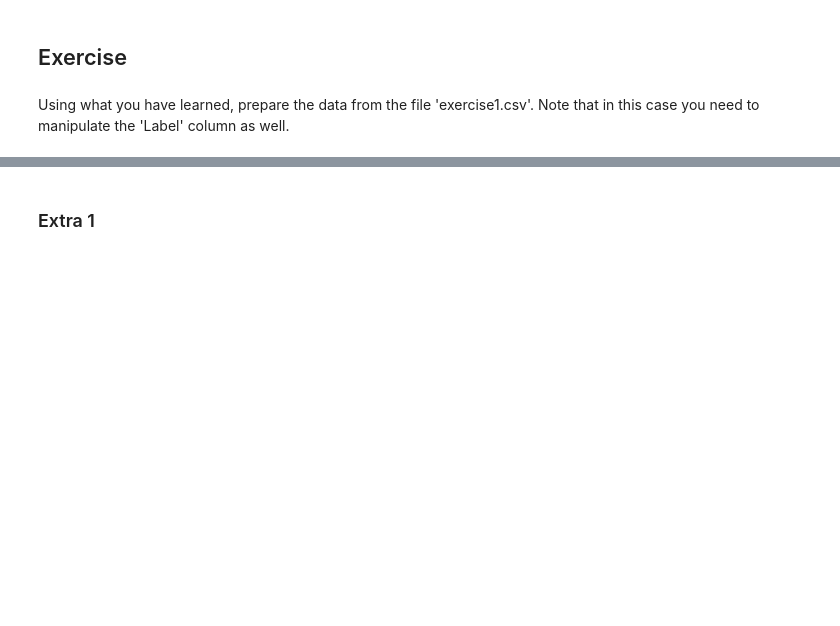
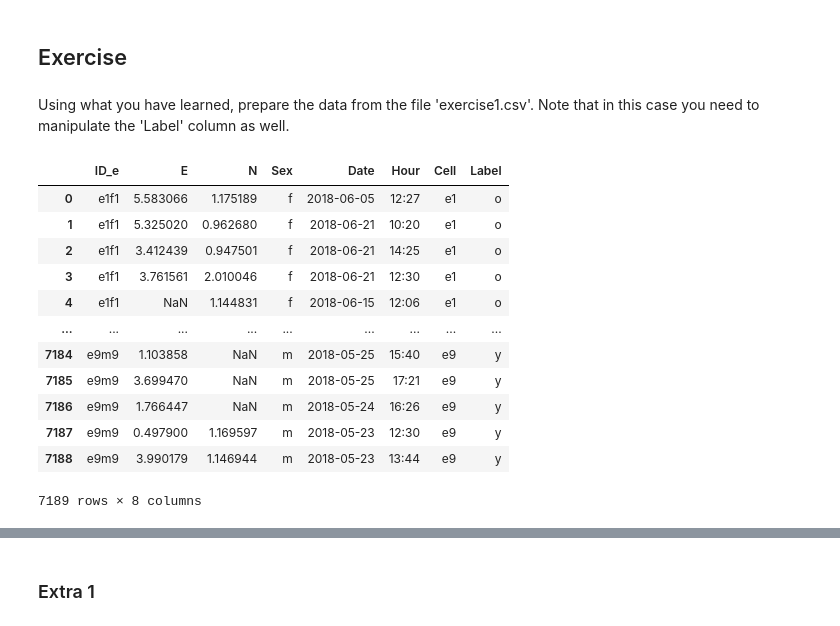
Before and after one commit to ab17254/ce802, a Jupyter notebook: Pandas and preprocessing in scikit-learn.ipynb, the cells around one changed output, grey strips where cells are left out. Cells and saved outputs as stored; diff of their text form; code cells hidden in the pictures; blank space fills up the shorter version.

```diff
--- a/Pandas and preprocessing in scikit-learn.ipynb
+++ b/Pandas and preprocessing in scikit-learn.ipynb
@@ -185,3 +312,20 @@ In this example we see something that is common in many methods in the sklearn p
 ## Exercise
 # %% [markdown]
 Using what you have learned, prepare the data from the file 'exercise1.csv'. Note that in this case you need to manipulate the 'Label' column as well.
+# %%
+ex_data = pd.read_csv('/content/exercise1.csv', parse_dates=['Date'], dayfirst=True)
+ex_data
+# %% [output]
+|  | ID_e | E | N | Sex | Date | Hour | Cell | Label |
+| 0 | e1f1 | 5.583066 | 1.175189 | f | 2018-06-05 | 12:27 | e1 | o |
+| 1 | e1f1 | 5.325020 | 0.962680 | f | 2018-06-21 | 10:20 | e1 | o |
+| 2 | e1f1 | 3.412439 | 0.947501 | f | 2018-06-21 | 14:25 | e1 | o |
+| 3 | e1f1 | 3.761561 | 2.010046 | f | 2018-06-21 | 12:30 | e1 | o |
+| 4 | e1f1 | NaN | 1.144831 | f | 2018-06-15 | 12:06 | e1 | o |
+| ... | ... | ... | ... | ... | ... | ... | ... | ... |
+| 7184 | e9m9 | 1.103858 | NaN | m | 2018-05-25 | 15:40 | e9 | y |
+| 7185 | e9m9 | 3.699470 | NaN | m | 2018-05-25 | 17:21 | e9 | y |
+| 7186 | e9m9 | 1.766447 | NaN | m | 2018-05-24 | 16:26 | e9 | y |
+| 7187 | e9m9 | 0.497900 | 1.169597 | m | 2018-05-23 | 12:30 | e9 | y |
+| 7188 | e9m9 | 3.990179 | 1.146944 | m | 2018-05-23 | 13:44 | e9 | y |
+7189 rows × 8 columns
```
Also changed, not shown: parts of 16 cells of this notebook.
